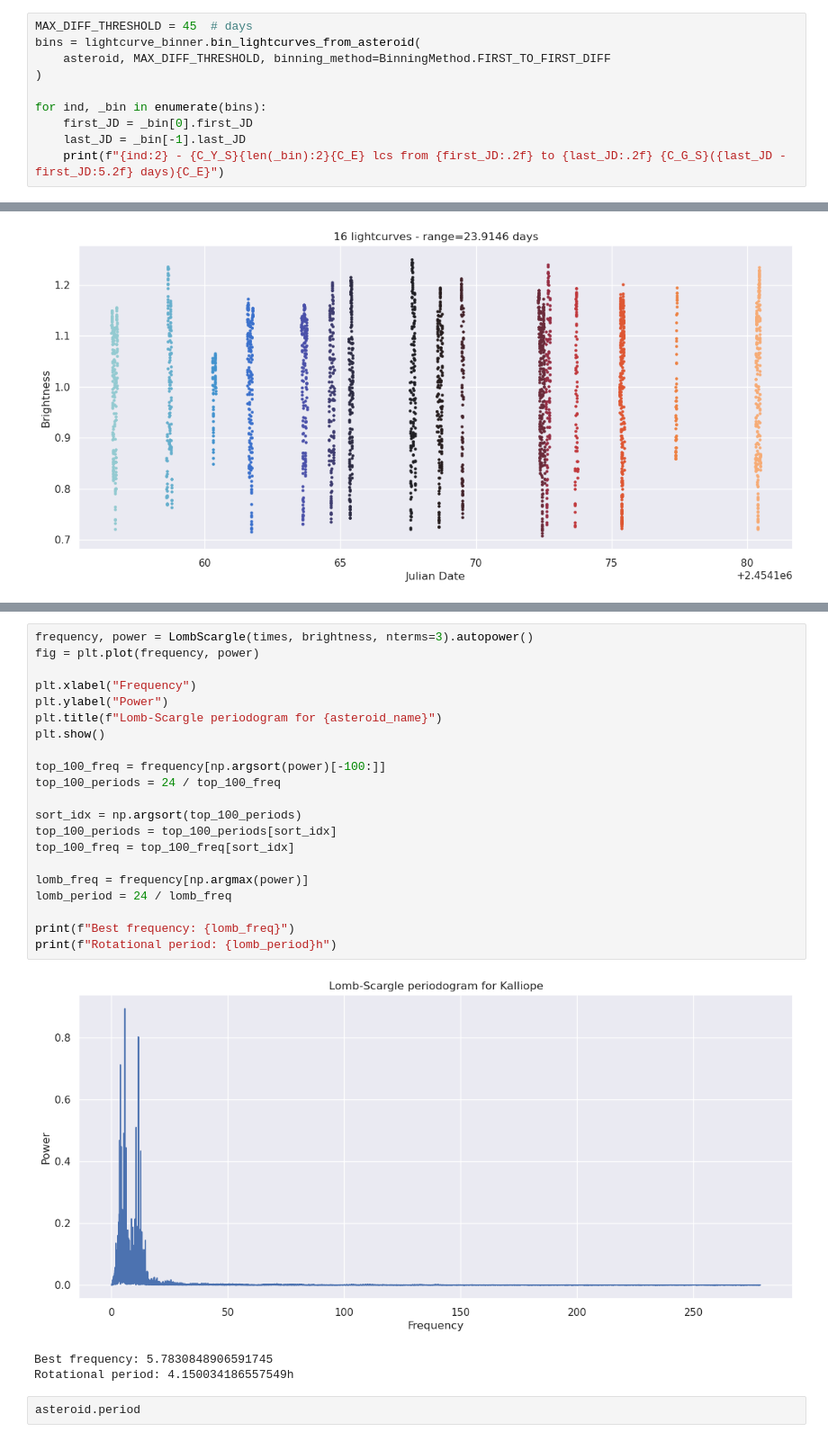
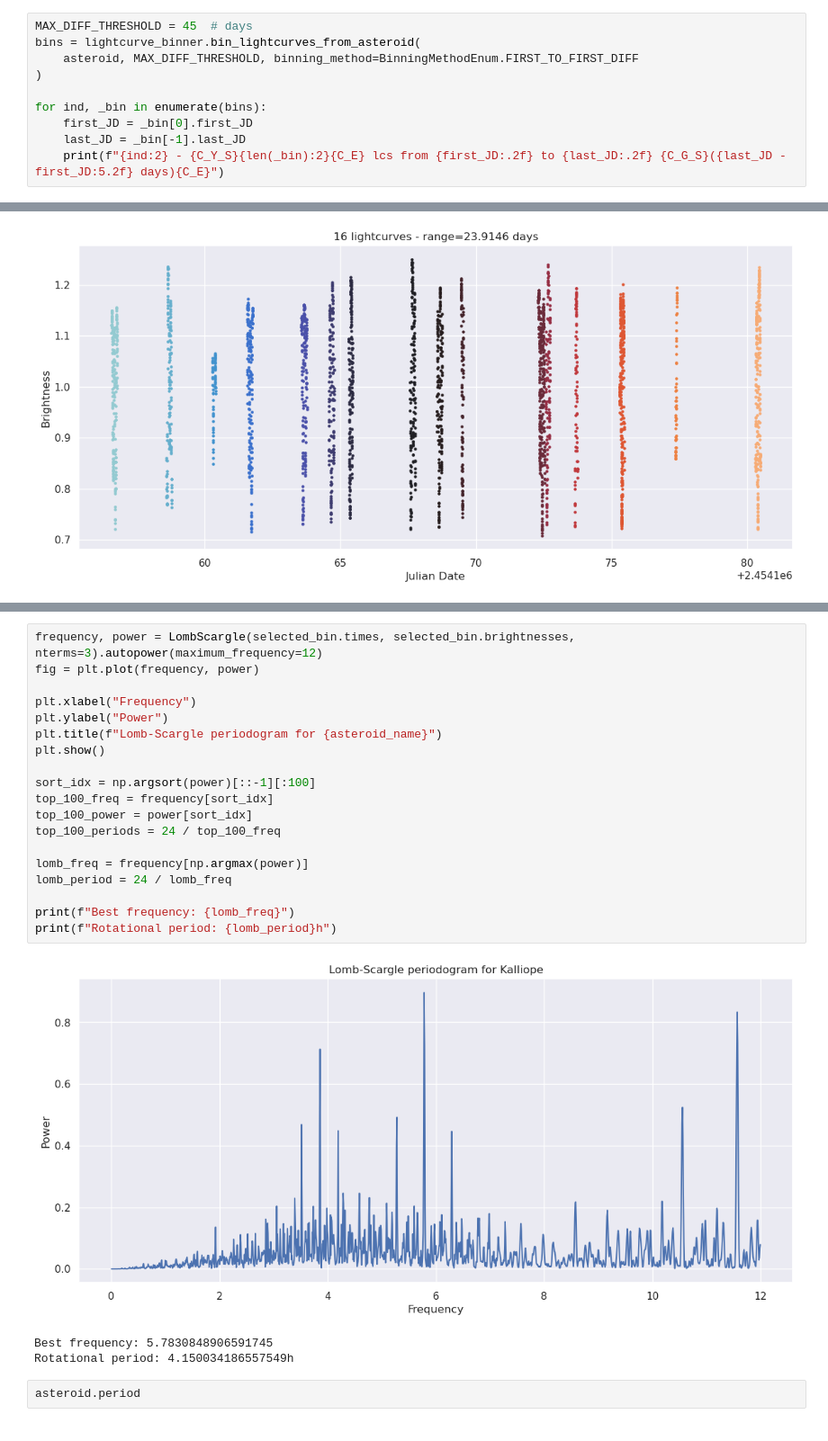
Before and after one commit to Vosloo/asteroid-lightcurves, a Jupyter notebook: notebooks/EDA.ipynb, the cells around one changed output, grey strips where cells are left out. Shown at 90% size. Drawn from its saved outputs; the diff is of its cells as text.

```diff
--- a/notebooks/EDA.ipynb
+++ b/notebooks/EDA.ipynb
@@ -69,7 +62,7 @@ plt.show()
 # %%
 MAX_DIFF_THRESHOLD = 45  # days
 bins = lightcurve_binner.bin_lightcurves_from_asteroid(
-    asteroid, MAX_DIFF_THRESHOLD, binning_method=BinningMethod.FIRST_TO_FIRST_DIFF
+    asteroid, MAX_DIFF_THRESHOLD, binning_method=BinningMethodEnum.FIRST_TO_FIRST_DIFF
 )
 
 for ind, _bin in enumerate(bins):
@@ -111,26 +119,24 @@ for lc in selected_bin:
 # %%
-frequency, power = LombScargle(times, brightness, nterms=3).autopower()
+frequency, power = LombScargle(selected_bin.times, selected_bin.brightnesses, nterms=3).autopower(maximum_frequency=12)
 fig = plt.plot(frequency, power)
 
 plt.xlabel("Frequency")
 plt.ylabel("Power")
 plt.title(f"Lomb-Scargle periodogram for {asteroid_name}")
 plt.show()
 
-top_100_freq = frequency[np.argsort(power)[-100:]]
+sort_idx = np.argsort(power)[::-1][:100]
+top_100_freq = frequency[sort_idx]
+top_100_power = power[sort_idx]
 top_100_periods = 24 / top_100_freq
-
-sort_idx = np.argsort(top_100_periods)
-top_100_periods = top_100_periods[sort_idx]
-top_100_freq = top_100_freq[sort_idx]
 
 lomb_freq = frequency[np.argmax(power)]
 lomb_period = 24 / lomb_freq
 
 print(f"Best frequency: {lomb_freq}")
 print(f"Rotational period: {lomb_period}h")
 # %% [output]
-[figure, old version]
+[figure, new version]
 Best frequency: 5.7830848906591745
 Rotational period: 4.150034186557549h
 # %%
```
Also changed, not shown: parts of 17 cells of this notebook, 3 other files.
